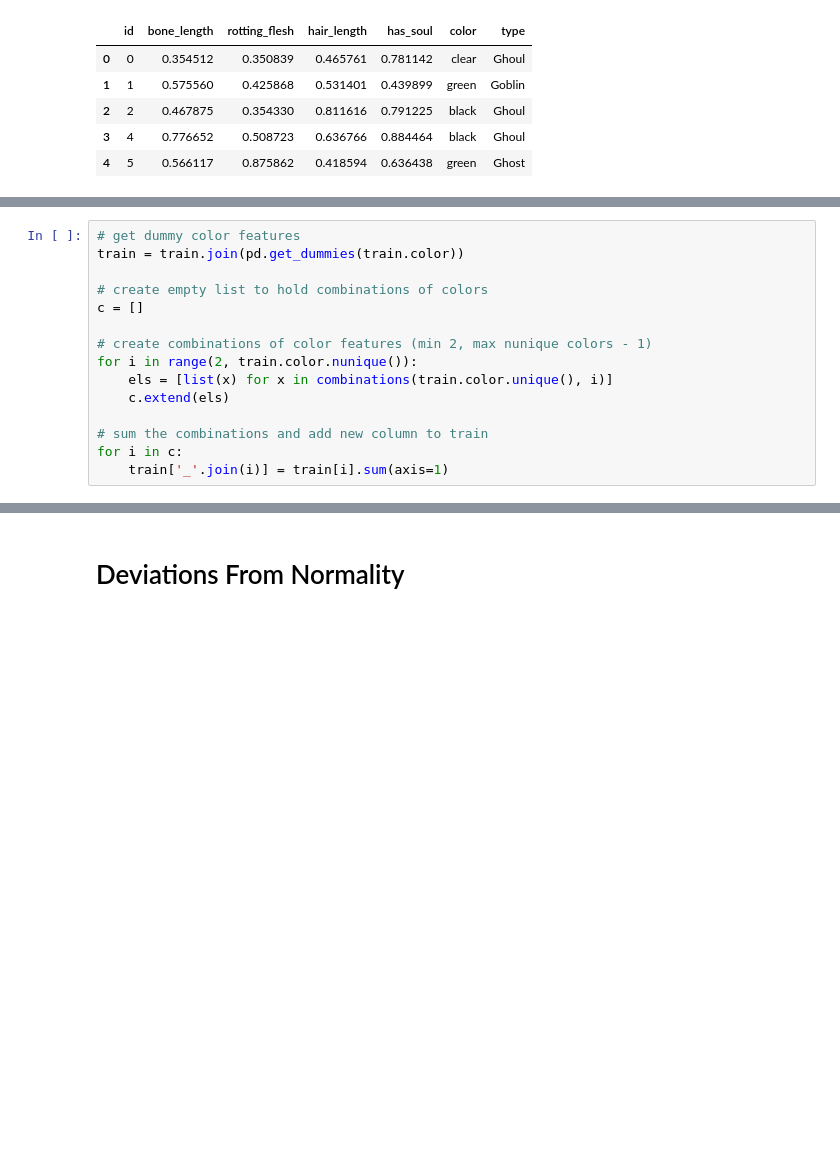
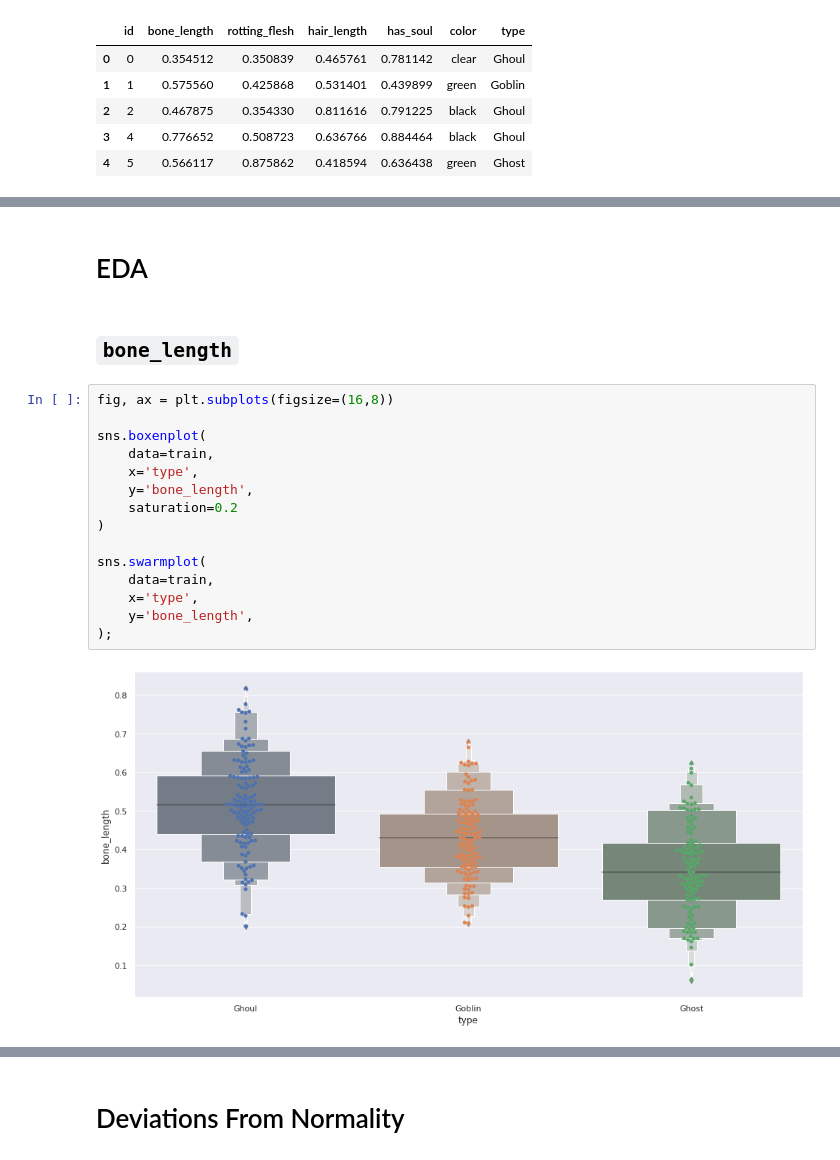
Before and after one commit to it176131/Ghouls-Goblins-and-Ghosts...-Boo-, a Jupyter notebook: Ghouls, Goblins, and Ghosts... Boo!.ipynb, the cells around one changed output, grey strips where cells are left out. Cells and saved outputs as stored; diff of their text form; blank space fills up the shorter version.

```diff
--- a/Ghouls, Goblins, and Ghosts... Boo!.ipynb
+++ b/Ghouls, Goblins, and Ghosts... Boo!.ipynb
@@ -120,15 +119,0 @@ train.head()
-# %%
-# get dummy color features
-train = train.join(pd.get_dummies(train.color))
-
-# create empty list to hold combinations of colors
-c = []
-
-# create combinations of color features (min 2, max nunique colors - 1)
-for i in range(2, train.color.nunique()):
-    els = [list(x) for x in combinations(train.color.unique(), i)]
-    c.extend(els)
-
-# sum the combinations and add new column to train
-for i in c:
-    train['_'.join(i)] = train[i].sum(axis=1)
@@ -134,0 +137,21 @@ for i in c:
+# %% [markdown]
+# EDA
+# %% [markdown]
+## `bone_length`
+# %%
+fig, ax = plt.subplots(figsize=(16,8))
+
+sns.boxenplot(
+    data=train,
+    x='type',
+    y='bone_length',
+    saturation=0.2
+)
+
+sns.swarmplot(
+    data=train,
+    x='type',
+    y='bone_length',
+);
+# %% [output]
+[figure, added]
```
Also changed, not shown: parts of 214 cells of this notebook, 1 other file.
